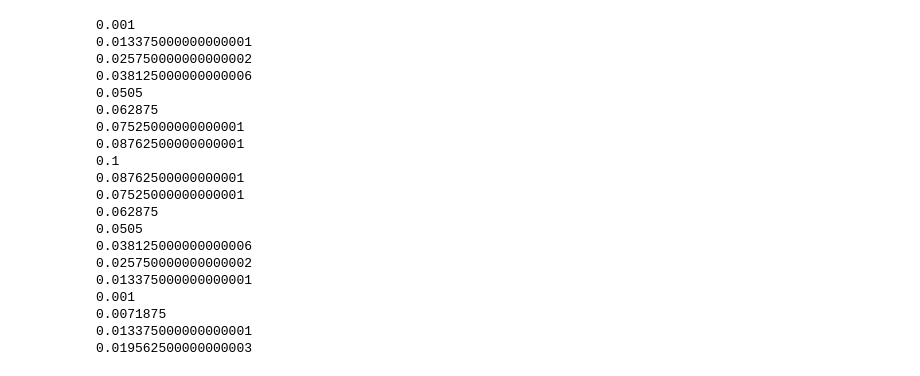
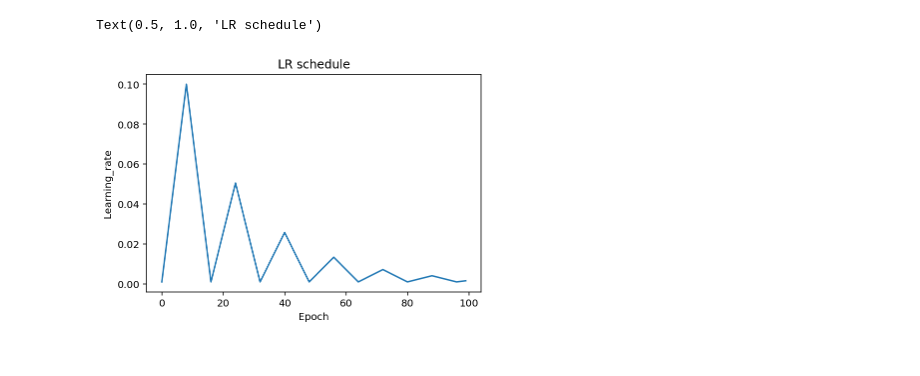
Before and after one commit to tpmmthomas/fyp-chord-identification, a Jupyter notebook: results/Model-Evaluation-Visualization.ipynb, the cells around one changed output. Saved outputs shown, nothing was run; the diff lists cells and outputs as text; code cells hidden in the pictures.

```diff
--- a/results/Model-Evaluation-Visualization.ipynb
+++ b/results/Model-Evaluation-Visualization.ipynb
@@ -23,26 +24,13 @@ def masterScheduler(epoch):
 # %%
-for i in range(20):
-    print(masterScheduler(i)())
+lr_schedule = []
+for i in range(100):
+    lr_schedule.append(masterScheduler(i)())
+plt.plot(lr_schedule)
+plt.xlabel("Epoch")
+plt.ylabel("Learning_rate")
+plt.title("LR schedule")
 # %% [output]
-0.001
-0.013375000000000001
-0.025750000000000002
-0.038125000000000006
-0.0505
-0.062875
-0.07525000000000001
-0.08762500000000001
-0.1
-0.08762500000000001
-0.07525000000000001
-0.062875
-0.0505
-0.038125000000000006
-0.025750000000000002
-0.013375000000000001
-0.001
-0.0071875
-0.013375000000000001
-0.019562500000000003
+Text(0.5, 1.0, 'LR schedule')
+[figure, added]
 # %%
 testing_pieces = []
```
Also changed, not shown: parts of 14 cells of this notebook, 18 other files.
